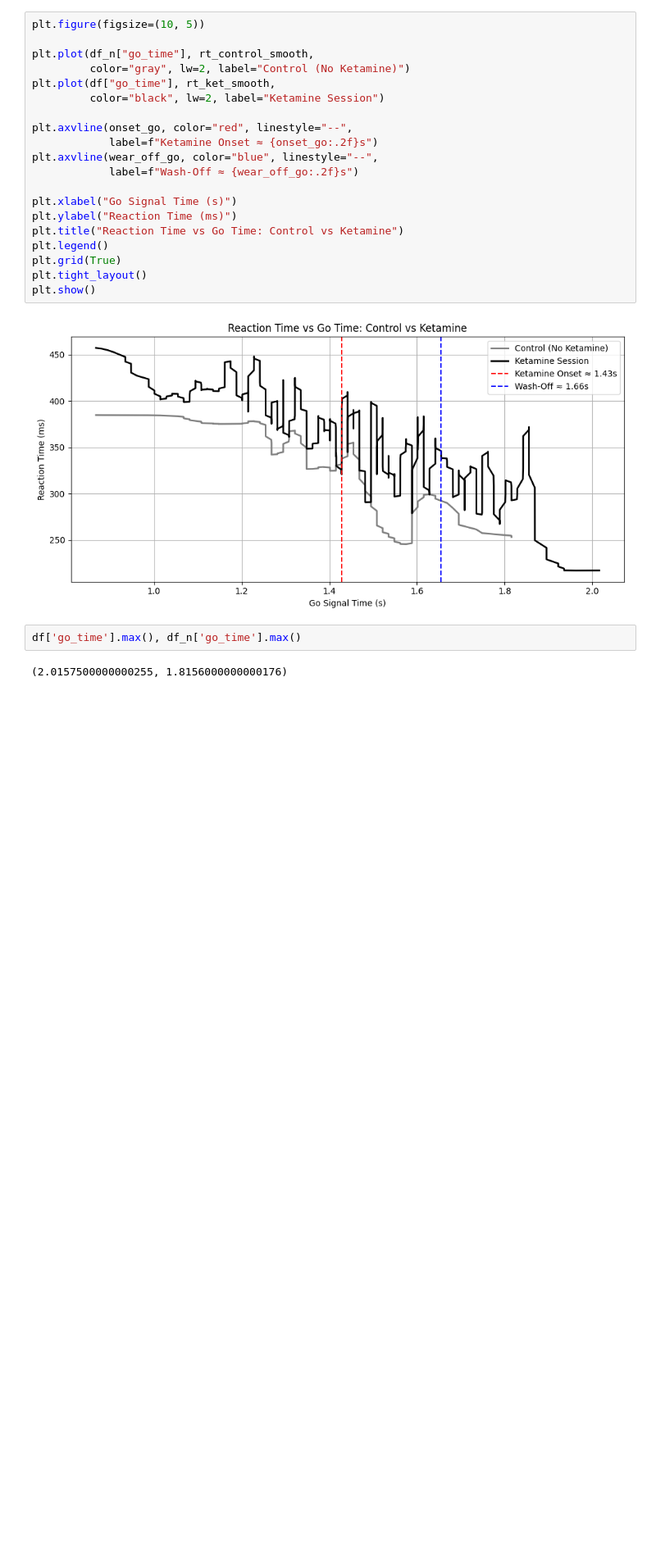
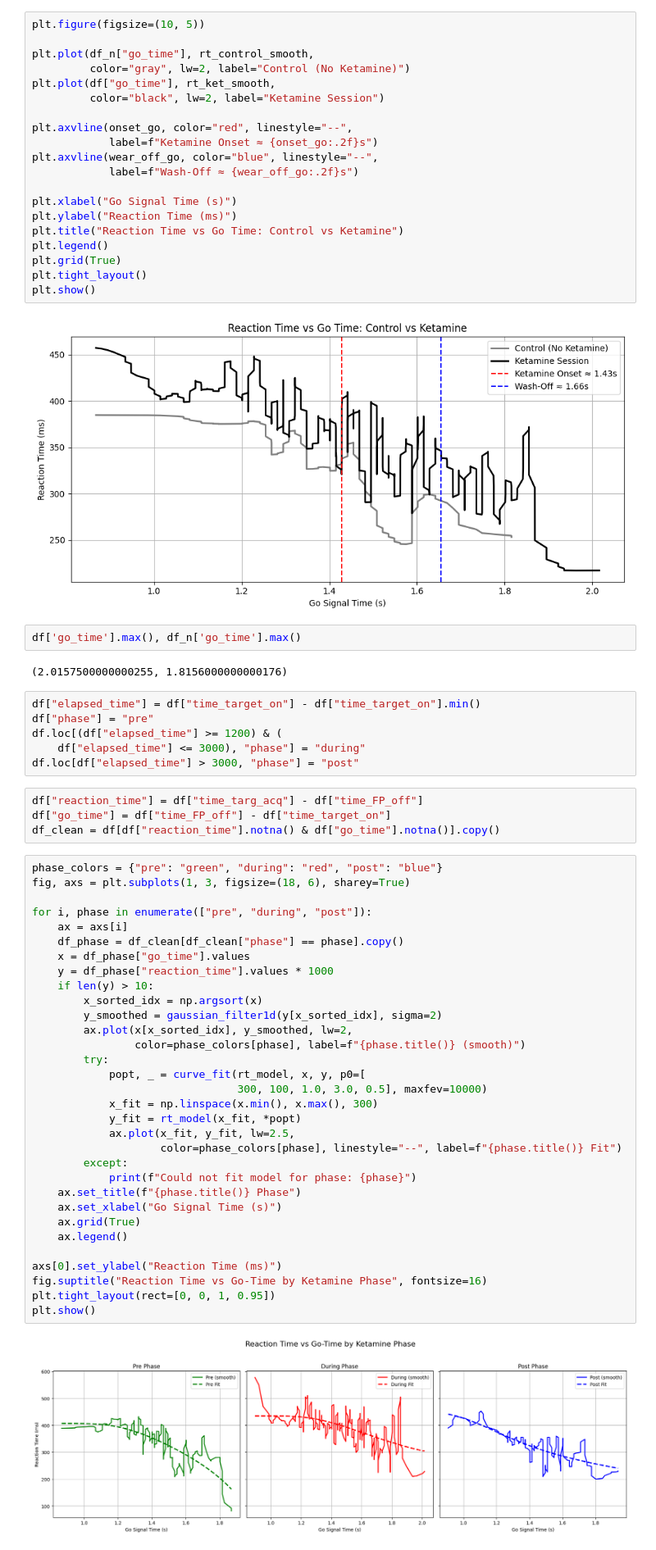
Before and after one commit to Da4kek/Temporal-Dynamics, a Jupyter notebook: Ketamine_data_analysis.ipynb, the cells around one changed output. Shown at 82% size. Drawn from its saved outputs; the diff is of its cells as text; blank space fills up the shorter version.

Commit message:
Updated ketamine model to a tri-modal approach

```diff
--- a/Ketamine_data_analysis.ipynb
+++ b/Ketamine_data_analysis.ipynb
@@ -328,3 +331,47 @@ plt.show()
 df['go_time'].max(), df_n['go_time'].max()
 # %% [output]
 (2.0157500000000255, 1.8156000000000176)
+# %%
+df["elapsed_time"] = df["time_target_on"] - df["time_target_on"].min()
+df["phase"] = "pre"
+df.loc[(df["elapsed_time"] >= 1200) & (
+    df["elapsed_time"] <= 3000), "phase"] = "during"
+df.loc[df["elapsed_time"] > 3000, "phase"] = "post"
+# %%
+df["reaction_time"] = df["time_targ_acq"] - df["time_FP_off"]
+df["go_time"] = df["time_FP_off"] - df["time_target_on"]
+df_clean = df[df["reaction_time"].notna() & df["go_time"].notna()].copy()
+# %%
+phase_colors = {"pre": "green", "during": "red", "post": "blue"}
+fig, axs = plt.subplots(1, 3, figsize=(18, 6), sharey=True)
+
+for i, phase in enumerate(["pre", "during", "post"]):
+    ax = axs[i]
+    df_phase = df_clean[df_clean["phase"] == phase].copy()
+    x = df_phase["go_time"].values
+    y = df_phase["reaction_time"].values * 1000
+    if len(y) > 10:
+        x_sorted_idx = np.argsort(x)
+        y_smoothed = gaussian_filter1d(y[x_sorted_idx], sigma=2)
+        ax.plot(x[x_sorted_idx], y_smoothed, lw=2,
+                color=phase_colors[phase], label=f"{phase.title()} (smooth)")
+        try:
+            popt, _ = curve_fit(rt_model, x, y, p0=[
+                                300, 100, 1.0, 3.0, 0.5], maxfev=10000)
+            x_fit = np.linspace(x.min(), x.max(), 300)
+            y_fit = rt_model(x_fit, *popt)
+            ax.plot(x_fit, y_fit, lw=2.5,
+                    color=phase_colors[phase], linestyle="--", label=f"{phase.title()} Fit")
+        except:
+            print(f"Could not fit model for phase: {phase}")
+    ax.set_title(f"{phase.title()} Phase")
+    ax.set_xlabel("Go Signal Time (s)")
+    ax.grid(True)
+    ax.legend()
+
+axs[0].set_ylabel("Reaction Time (ms)")
+fig.suptitle("Reaction Time vs Go-Time by Ketamine Phase", fontsize=16)
+plt.tight_layout(rect=[0, 0, 1, 0.95])
+plt.show()
+# %% [output]
+[figure, added]
```
Also changed, not shown: parts of 6 cells of this notebook.
